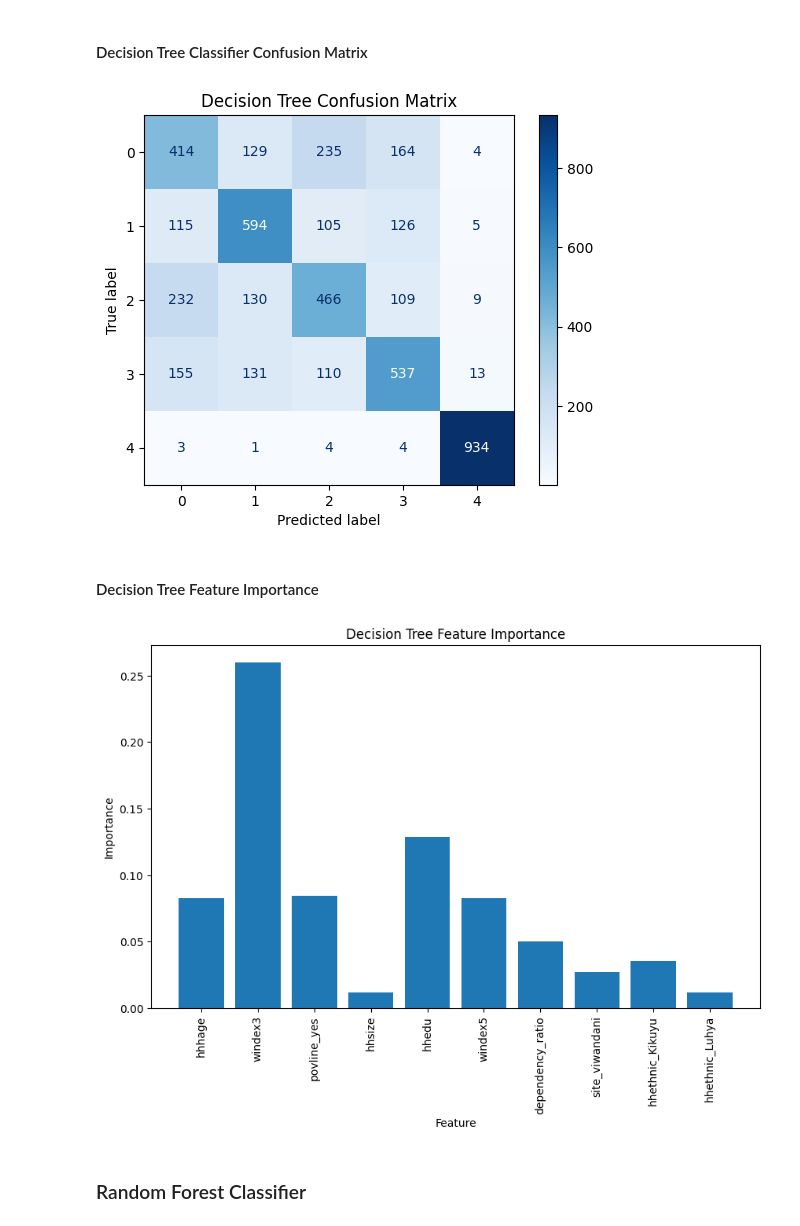
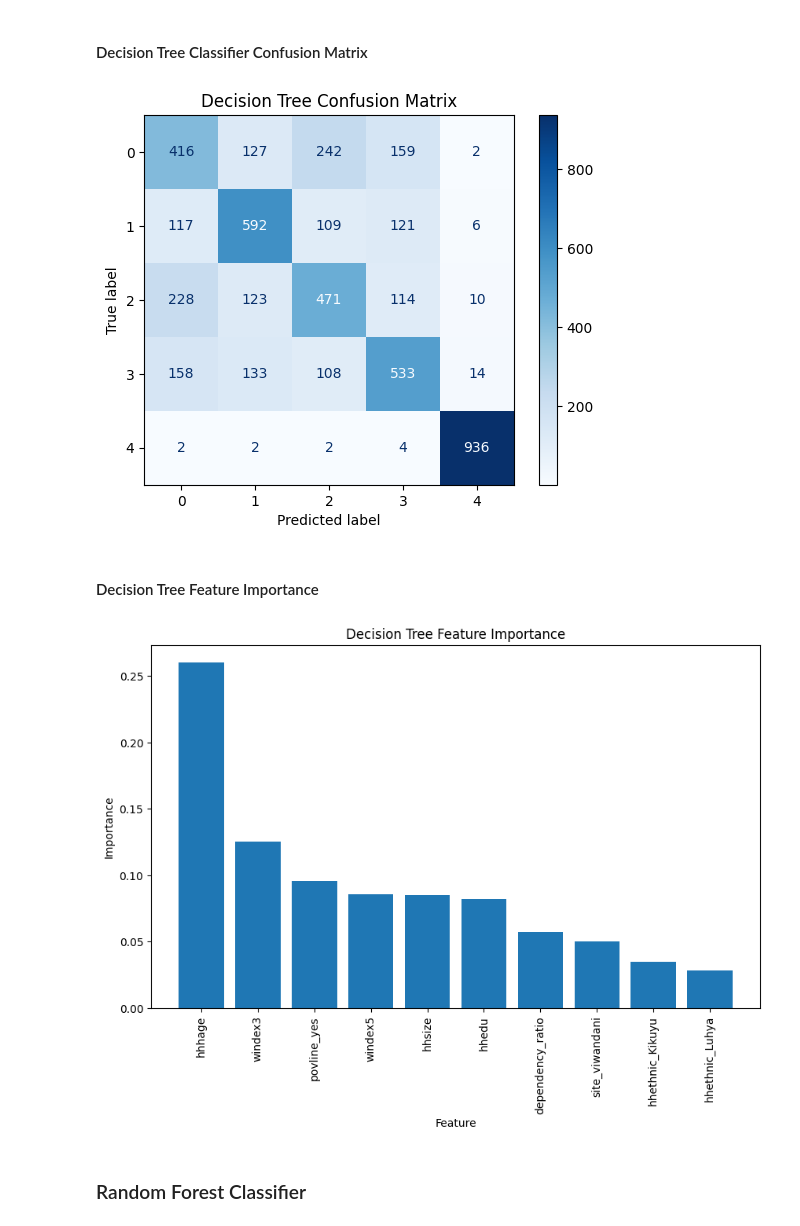
Before and after one commit to Fidelisaboke/food-security-analysis, a Jupyter notebook: food_security_status.ipynb, the cells around one changed output. Cells and saved outputs as stored; diff of their text form; code cells hidden in the pictures.

```diff
--- a/food_security_status.ipynb
+++ b/food_security_status.ipynb
@@ -374,10 +375,9 @@ Best Parameters: {'criterion': 'entropy', 'max_depth': None, 'min_samples_leaf':
 # %%
-# Build the decision tree classifier based on the best parameters
-decision_tree = DecisionTreeClassifier(**grid.best_params_)
-decision_tree.fit(X_train_scaled, y_train)
+# Access the best decision tree classifier
+best_dt = grid.best_estimator_
 
 # Evaluate the decision tree classifier
-y_pred_decision_tree = decision_tree.predict(X_test_scaled)
+y_pred_decision_tree = best_dt.predict(X_test_scaled)
 accuracy_decision_tree = accuracy_score(y_test, y_pred_decision_tree)
 print(classification_report(y_test, y_pred_decision_tree))
 # %% [output]
@@ -396,35 +396,35 @@ weighted avg       0.62      0.62      0.62      4729
 #### Decision Tree Classifier Confusion Matrix
 # %%
 disp = ConfusionMatrixDisplay.from_estimator(
-    decision_tree,
+    best_dt,
     X_test_scaled,
     y_test,
-    display_labels=decision_tree.classes_,
+    display_labels=best_dt.classes_,
     cmap=plt.cm.Blues,
     normalize=None,
 )
 disp.ax_.set_title("Decision Tree Confusion Matrix")
 plt.show()
 # %% [output]
-[figure, old version]
+[figure, new version]
 # %% [markdown]
 #### Decision Tree Feature Importance
 # %%
-importances = decision_tree.feature_importances_
+importances = best_dt.feature_importances_
 indices = np.argsort(importances)[::-1]
 features = X.columns
 
 n = 10
 
 plt.figure(figsize=(10, 6))
 plt.title("Decision Tree Feature Importance")
-plt.bar(range(n), importances[:n], align="center")
+plt.bar(range(n), importances[indices[:n]], align="center")
 plt.xticks(range(n), [features[i] for i in indices[:n]], rotation=90)
 plt.xlabel("Feature")
 plt.ylabel("Importance")
 plt.show()
 # %% [output]
-[figure, old version]
+[figure, new version]
 # %% [markdown]
 ### Random Forest Classifier
 # %% [markdown]
```
Also changed, not shown: parts of 22 cells of this notebook.
